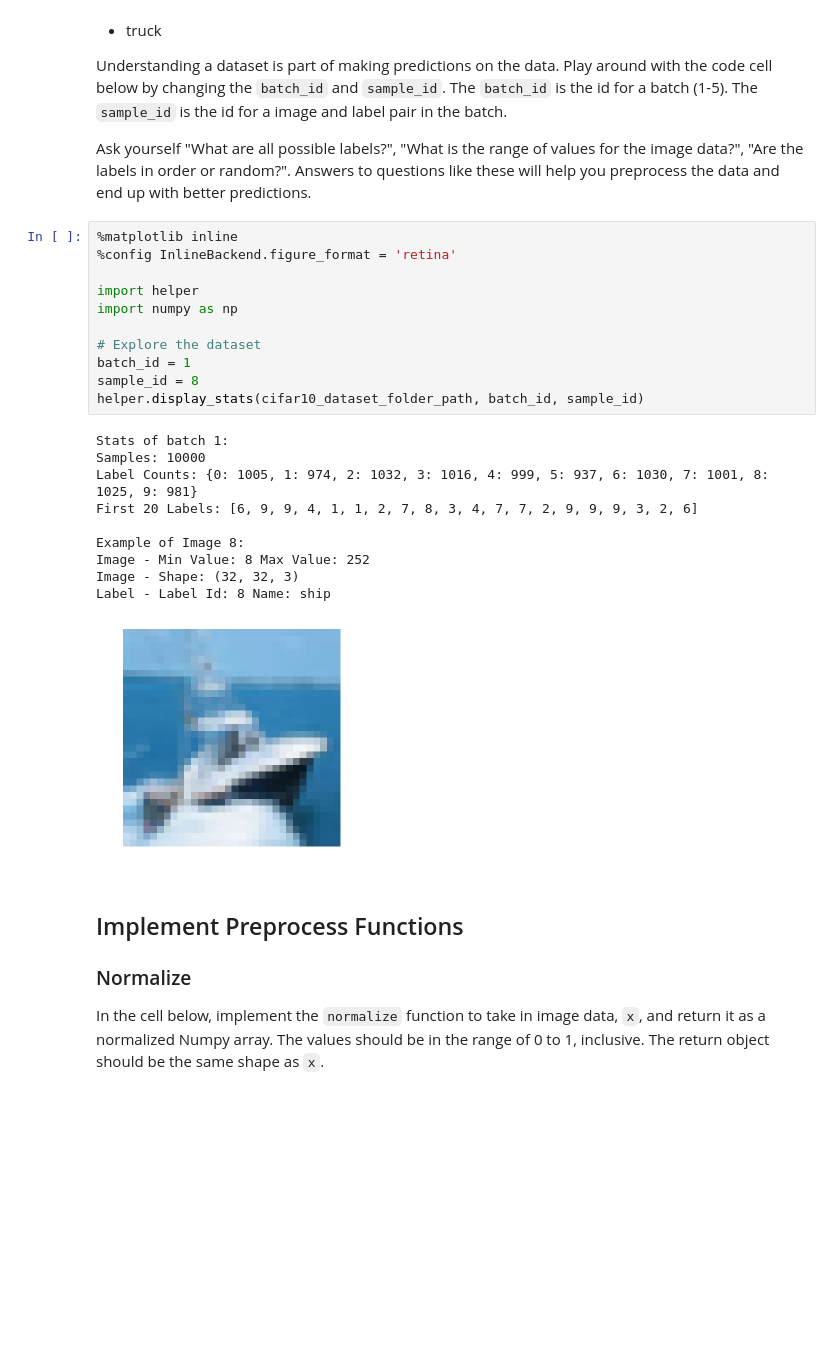
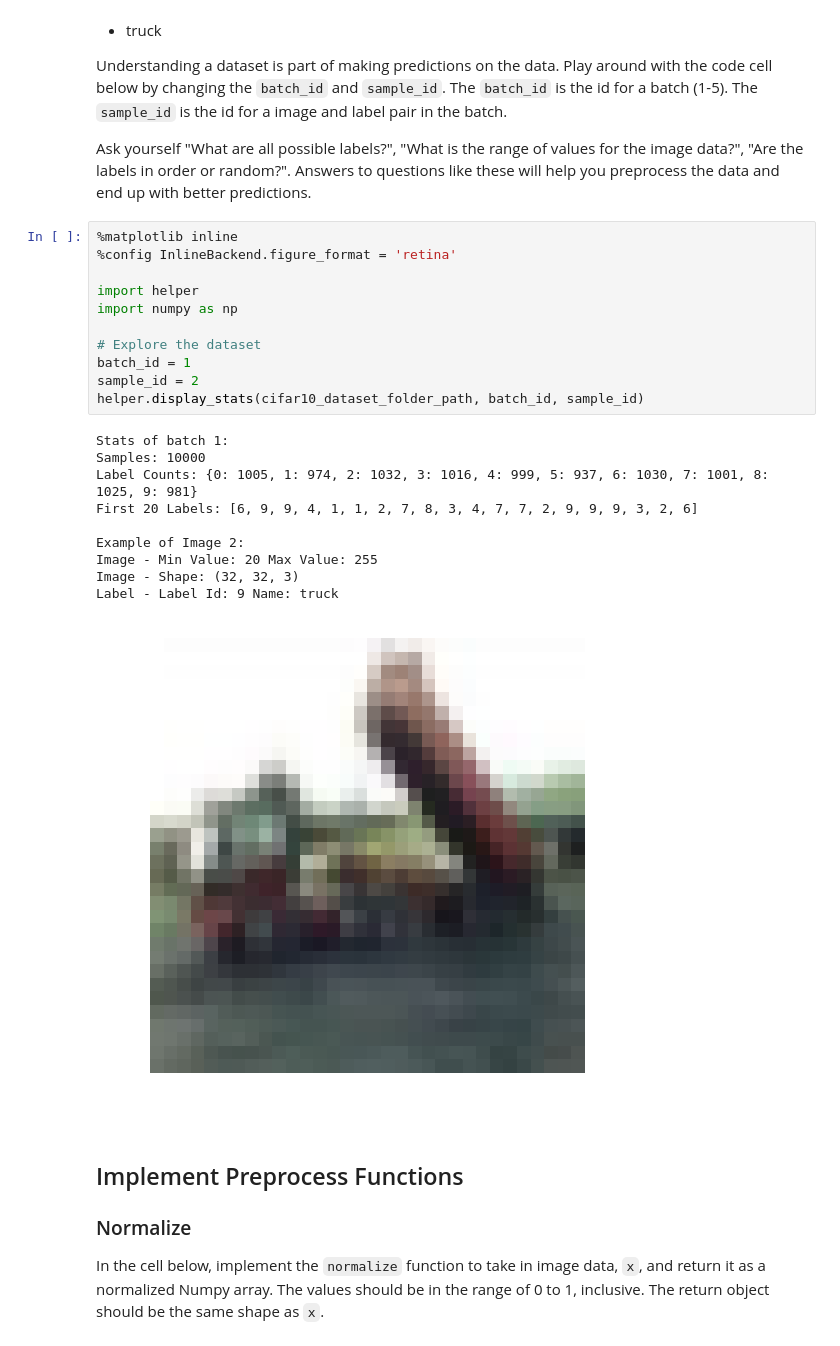
Before and after one commit to yuanotes/deep-learning, a Jupyter notebook: image-classification/dlnd_image_classification.ipynb, the cells around one changed output. Cells and saved outputs as stored; diff of their text form; blank space fills up the shorter version.

```diff
--- a/image-classification/dlnd_image_classification.ipynb
+++ b/image-classification/dlnd_image_classification.ipynb
@@ -66,25 +66,25 @@ Ask yourself "What are all possible labels?", "What is the range of values for t
 # %%
 %matplotlib inline
 %config InlineBackend.figure_format = 'retina'
 
 import helper
 import numpy as np
 
 # Explore the dataset
 batch_id = 1
-sample_id = 8
+sample_id = 2
 helper.display_stats(cifar10_dataset_folder_path, batch_id, sample_id)
 # %% [output]
 Stats of batch 1:
 Samples: 10000
 Label Counts: {0: 1005, 1: 974, 2: 1032, 3: 1016, 4: 999, 5: 937, 6: 1030, 7: 1001, 8: 1025, 9: 981}
 First 20 Labels: [6, 9, 9, 4, 1, 1, 2, 7, 8, 3, 4, 7, 7, 2, 9, 9, 9, 3, 2, 6]
 
-Example of Image 8:
-Image - Min Value: 8 Max Value: 252
+Example of Image 2:
+Image - Min Value: 20 Max Value: 255
 Image - Shape: (32, 32, 3)
-Label - Label Id: 8 Name: ship
+Label - Label Id: 9 Name: truck
-[figure, old version]
+[figure, new version]
 # %% [markdown]
 ## Implement Preprocess Functions
 ### Normalize
```
Also changed, not shown: parts of 9 cells of this notebook.
